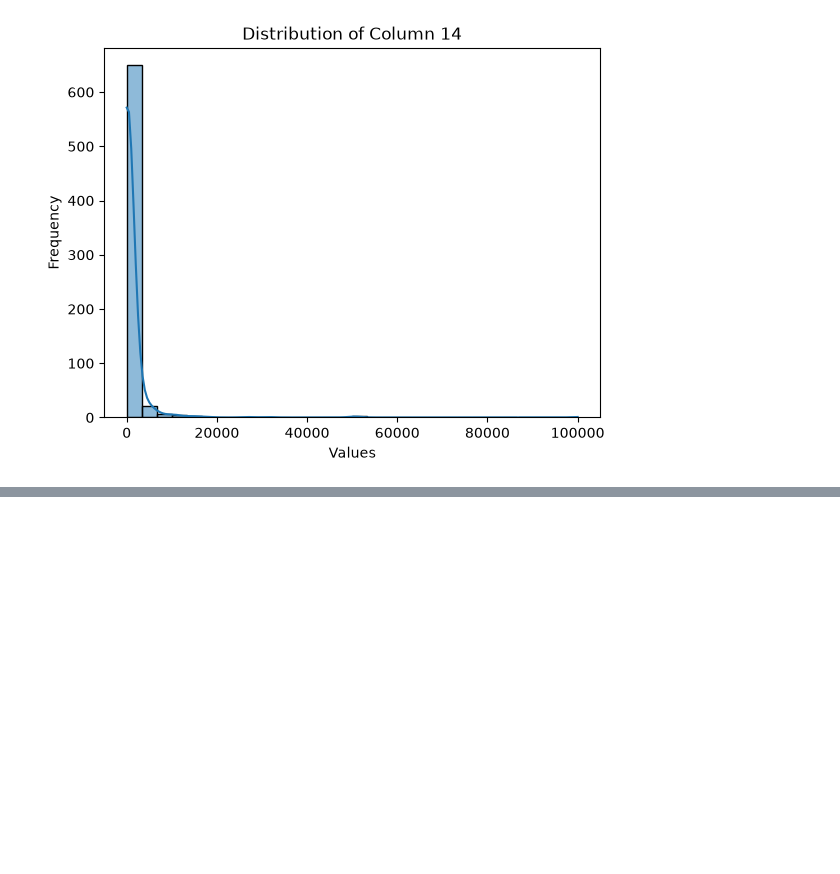
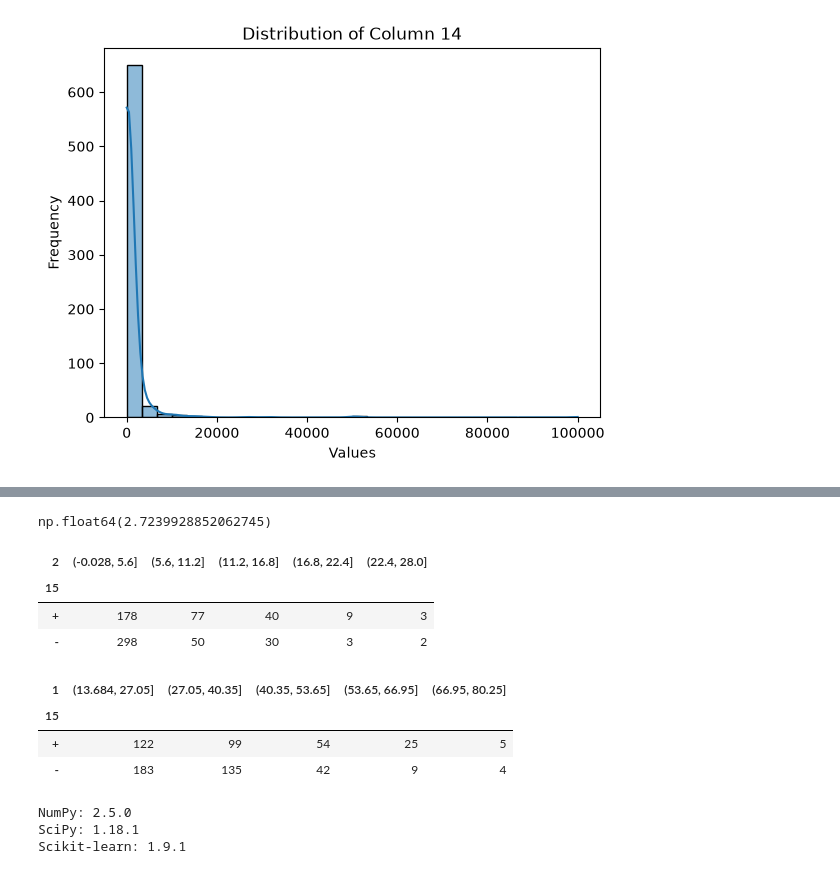
Before and after one commit to Desmond-01-coder/CodeAlpha_CreditScoringModel, a Jupyter notebook: main.ipynb, the cells around one changed output, grey strips where cells are left out. Cells and saved outputs as stored; diff of their text form; code cells hidden in the pictures; blank space fills up the shorter version.

```diff
--- a/main.ipynb
+++ b/main.ipynb
@@ -175,0 +314,18 @@ plt.show()  # displays the chart
+# %%
+data[13].skew()
+# %% [output]
+np.float64(2.7239928852062745)
+# %%
+pd.crosstab(data[15], pd.cut(data[2], bins=5)) # To examine how numerical feature values relate to the target variable
+# %% [output]
+| 2 | (-0.028, 5.6] | (5.6, 11.2] | (11.2, 16.8] | (16.8, 22.4] | (22.4, 28.0] |
+| 15 |  |  |  |  |  |
+| + | 178 | 77 | 40 | 9 | 3 |
+| - | 298 | 50 | 30 | 3 | 2 |
+# %%
+pd.crosstab(data[15], pd.cut(data[1], bins=5))  # To compare target class distribution across different ranges of column 1.
+# %% [output]
+| 1 | (13.684, 27.05] | (27.05, 40.35] | (40.35, 53.65] | (53.65, 66.95] | (66.95, 80.25] |
+| 15 |  |  |  |  |  |
+| + | 122 | 99 | 54 | 25 | 5 |
+| - | 183 | 135 | 42 | 9 | 4 |
@@ -175,0 +336,12 @@ plt.show()  # displays the chart
+# %%
+import numpy
+import scipy
+import sklearn
+
+print("NumPy:", numpy.__version__)
+print("SciPy:", scipy.__version__)
+print("Scikit-learn:", sklearn.__version__)
+# %% [output]
+NumPy: 2.5.0
+SciPy: 1.18.1
+Scikit-learn: 1.9.1
```
Also changed, not shown: parts of 27 cells of this notebook.
